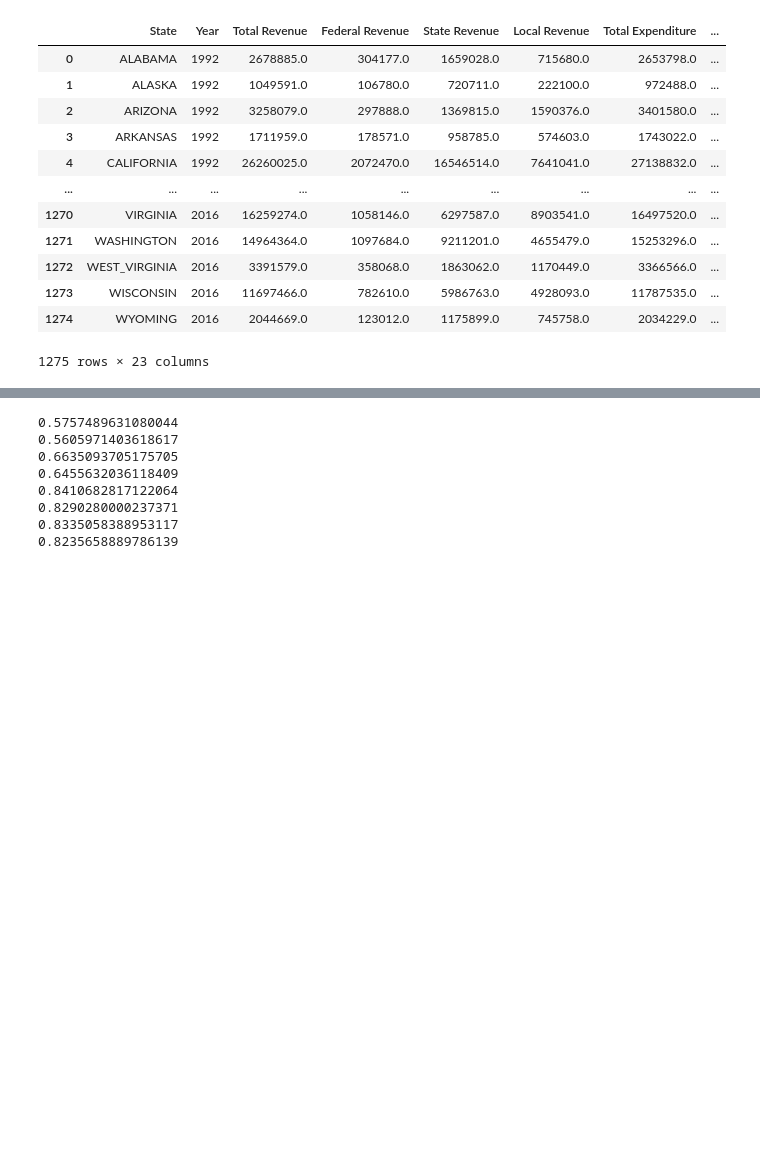
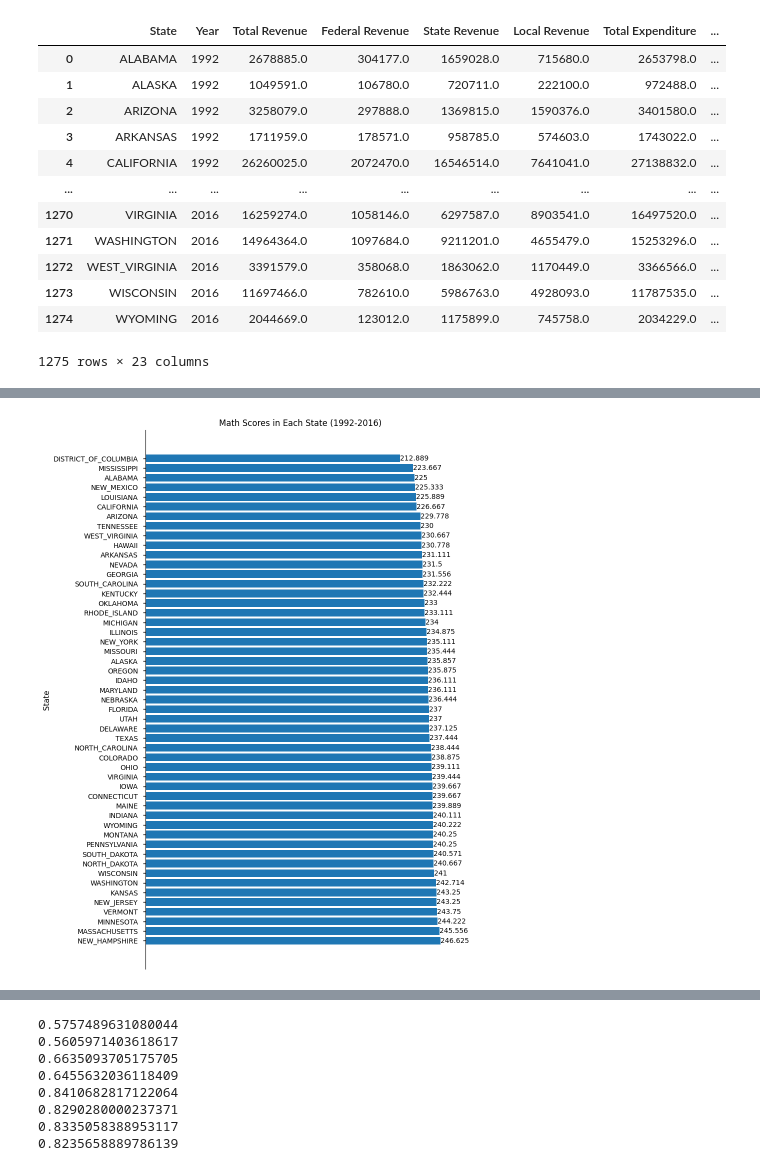
Before and after one commit to connorpobrien/Education-Trends, a Jupyter notebook: DATA301-Project AndrewM.ipynb, the cells around one changed output, grey strips where cells are left out. Saved outputs shown, nothing was run; the diff lists cells and outputs as text; code cells hidden in the pictures; blank space fills up the shorter version.

```diff
--- a/DATA301-Project AndrewM.ipynb
+++ b/DATA301-Project AndrewM.ipynb
@@ -123,3 +136,19 @@ Text(0.5, 0, 'State')
+# %%
+#Graphing Math Scores
+
+EducationExpGroupby = EducationExpGroupby.sort_values('Average Math Score (4)', ascending= False)
+fig, ax = plt.subplots(figsize=(8,14))
+bars = plt.barh(EducationExpGroupby['State'],EducationExpGroupby['Average Math Score (4)'])
+plt.style.use('seaborn-v0_8-notebook')
+plt.ylabel("State")
+ax.spines[['right','top','bottom']].set_visible(False)
+ax.xaxis.set_visible(False)
+ax.bar_label(bars)
+
+plt.title("Math Scores in Each State (1992-2016)")
+plt.show()
+# %% [output]
+[figure, added]
 # %%
 #Exploring Correlations Between Variables
 
```
Also changed, not shown: parts of 9 cells of this notebook, 1 other file.
